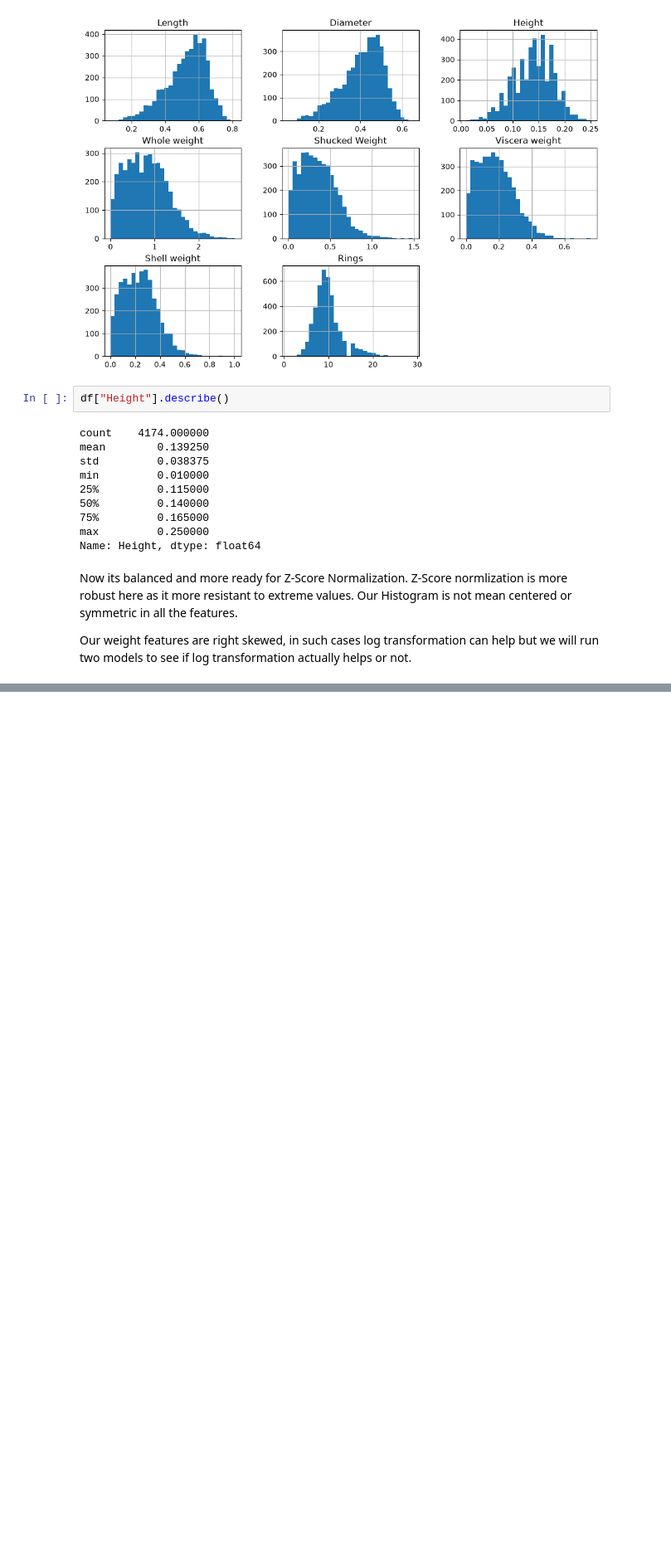
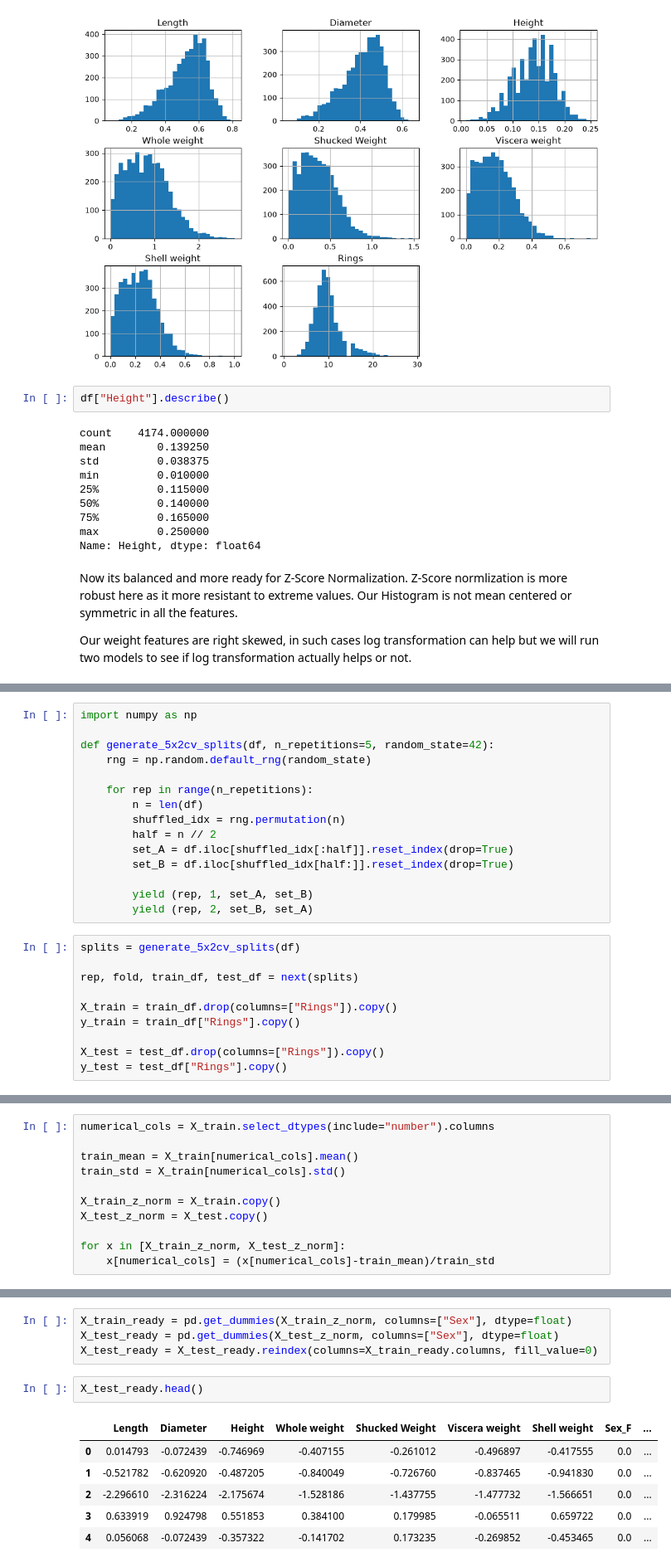
Before and after one commit to Qasimb946/Machine-Learning-Non-Parametric-Learning-P1, a Jupyter notebook: Notebooks/EDA_Abalone.ipynb, the cells around one changed output, grey strips where cells are left out. Shown at 83% size. Cells and saved outputs as stored; diff of their text form; blank space fills up the shorter version.

```diff
--- a/Notebooks/EDA_Abalone.ipynb
+++ b/Notebooks/EDA_Abalone.ipynb
@@ -255,0 +276,25 @@ df
+# %%
+import numpy as np
+
+def generate_5x2cv_splits(df, n_repetitions=5, random_state=42):
+    rng = np.random.default_rng(random_state)
+
+    for rep in range(n_repetitions):
+        n = len(df)
+        shuffled_idx = rng.permutation(n)
+        half = n // 2
+        set_A = df.iloc[shuffled_idx[:half]].reset_index(drop=True)
+        set_B = df.iloc[shuffled_idx[half:]].reset_index(drop=True)
+
+        yield (rep, 1, set_A, set_B)
+        yield (rep, 2, set_B, set_A)
+# %%
+splits = generate_5x2cv_splits(df)
+
+rep, fold, train_df, test_df = next(splits)
+
+X_train = train_df.drop(columns=["Rings"]).copy()
+y_train = train_df["Rings"].copy()
+
+X_test = test_df.drop(columns=["Rings"]).copy()
+y_test = test_df["Rings"].copy()
@@ -255,0 +311,11 @@ df
+# %%
+numerical_cols = X_train.select_dtypes(include="number").columns
+
+train_mean = X_train[numerical_cols].mean()
+train_std = X_train[numerical_cols].std()
+
+X_train_z_norm = X_train.copy()
+X_test_z_norm = X_test.copy()
+
+for x in [X_train_z_norm, X_test_z_norm]:
+    x[numerical_cols] = (x[numerical_cols]-train_mean)/train_std
@@ -255,0 +340,13 @@ df
+# %%
+X_train_ready = pd.get_dummies(X_train_z_norm, columns=["Sex"], dtype=float)
+X_test_ready = pd.get_dummies(X_test_z_norm, columns=["Sex"], dtype=float)
+X_test_ready = X_test_ready.reindex(columns=X_train_ready.columns, fill_value=0)
+# %%
+X_test_ready.head()
+# %% [output]
+|  | Length | Diameter | Height | Whole weight | Shucked Weight | Viscera weight | Shell weight | Sex_F | ... |
+| 0 | 0.014793 | -0.072439 | -0.746969 | -0.407155 | -0.261012 | -0.496897 | -0.417555 | 0.0 | ... |
+| 1 | -0.521782 | -0.620920 | -0.487205 | -0.840049 | -0.726760 | -0.837465 | -0.941830 | 0.0 | ... |
+| 2 | -2.296610 | -2.316224 | -2.175674 | -1.528186 | -1.437755 | -1.477732 | -1.566651 | 0.0 | ... |
+| 3 | 0.633919 | 0.924798 | 0.551853 | 0.384100 | 0.179985 | -0.065511 | 0.659722 | 0.0 | ... |
+| 4 | 0.056068 | -0.072439 | -0.357322 | -0.141702 | 0.173235 | -0.269852 | -0.453465 | 0.0 | ... |
```
Also changed, not shown: parts of 24 cells of this notebook.
